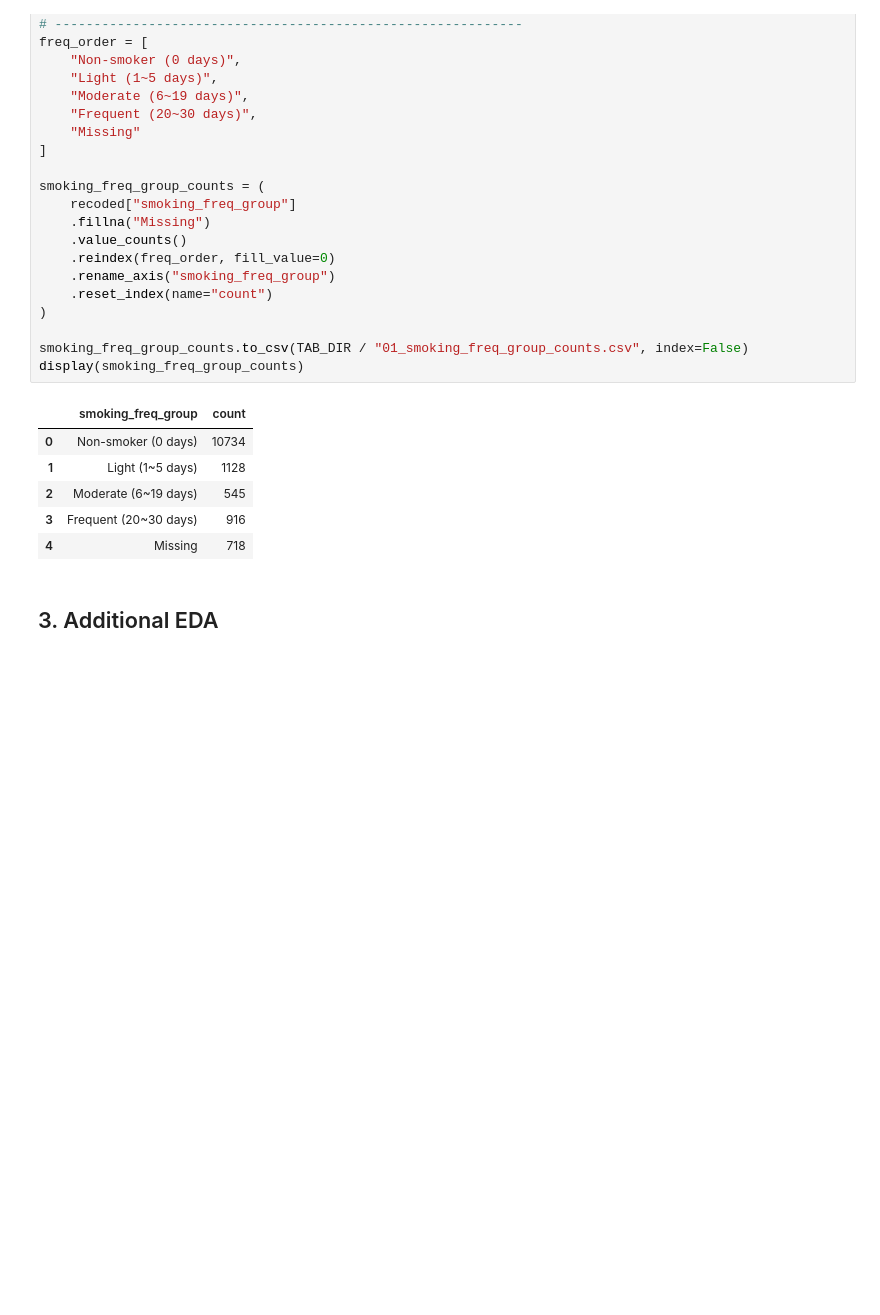
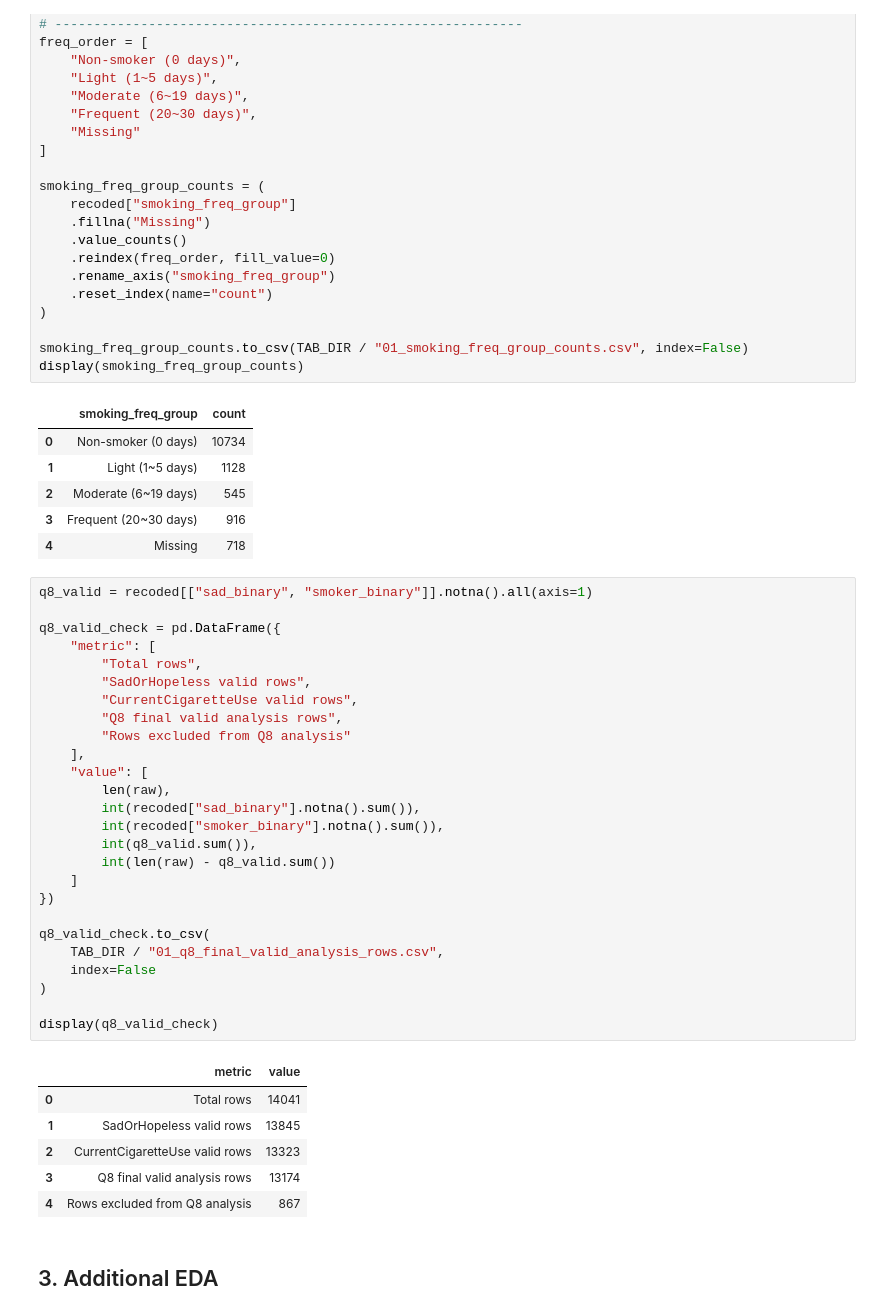
Before and after one commit to asd854026/2026-Spring-Stat2-Cycle3, a Jupyter notebook: notebooks/01_DataCheck.ipynb, the cells around one changed output. Drawn from its saved outputs; the diff is of its cells as text; blank space fills up the shorter version.

```diff
--- a/notebooks/01_DataCheck.ipynb
+++ b/notebooks/01_DataCheck.ipynb
@@ -260,6 +262,39 @@ display(smoking_freq_group_counts)
 | 2 | Moderate (6~19 days) | 545 |
 | 3 | Frequent (20~30 days) | 916 |
 | 4 | Missing | 718 |
+# %%
+q8_valid = recoded[["sad_binary", "smoker_binary"]].notna().all(axis=1)
+
+q8_valid_check = pd.DataFrame({
+    "metric": [
+        "Total rows",
+        "SadOrHopeless valid rows",
+        "CurrentCigaretteUse valid rows",
+        "Q8 final valid analysis rows",
+        "Rows excluded from Q8 analysis"
+    ],
+    "value": [
+        len(raw),
+        int(recoded["sad_binary"].notna().sum()),
+        int(recoded["smoker_binary"].notna().sum()),
+        int(q8_valid.sum()),
+        int(len(raw) - q8_valid.sum())
+    ]
+})
+
+q8_valid_check.to_csv(
+    TAB_DIR / "01_q8_final_valid_analysis_rows.csv",
+    index=False
+)
+
+display(q8_valid_check)
+# %% [output]
+|  | metric | value |
+| 0 | Total rows | 14041 |
+| 1 | SadOrHopeless valid rows | 13845 |
+| 2 | CurrentCigaretteUse valid rows | 13323 |
+| 3 | Q8 final valid analysis rows | 13174 |
+| 4 | Rows excluded from Q8 analysis | 867 |
 # %% [markdown]
 ## 3. Additional EDA
 # %% [markdown]
```
Also changed, not shown: parts of 1 cell of this notebook, 4 other files.
